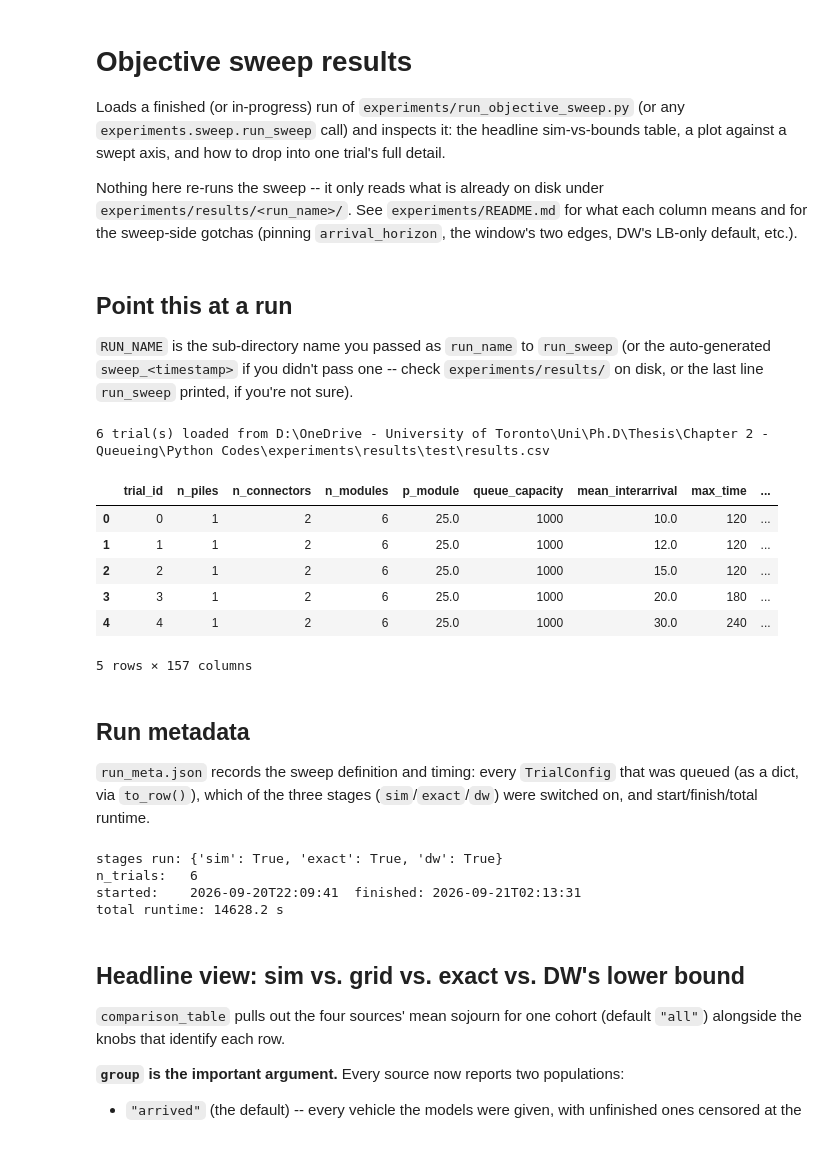
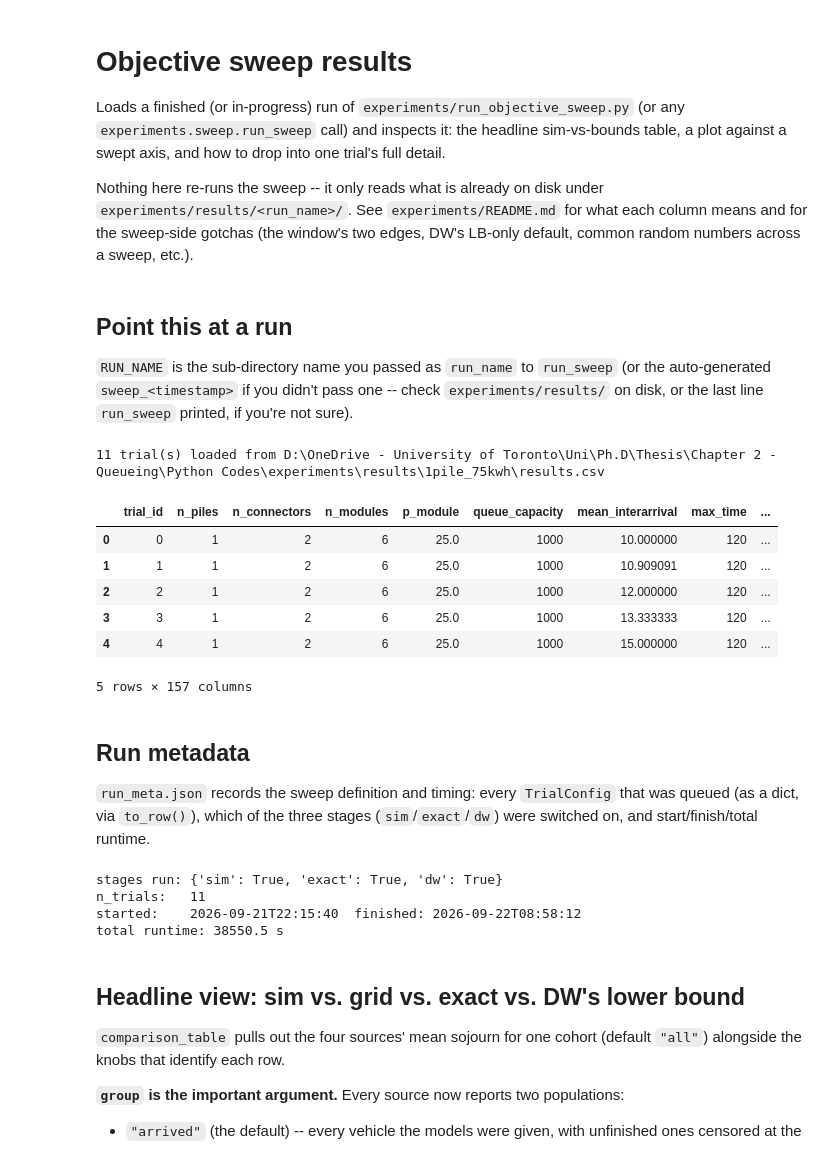
Before and after one commit to saneiimo/ChargingStationQueueing, a Jupyter notebook: objective_sweep_results.ipynb, the cells around one changed output. Drawn from its saved outputs; the diff is of its cells as text; code cells hidden in the pictures.

```diff
--- a/objective_sweep_results.ipynb
+++ b/objective_sweep_results.ipynb
@@ -8,8 +8,8 @@ trial's full detail.
 
 Nothing here re-runs the sweep -- it only reads what is already on disk under
 `experiments/results/<run_name>/`. See `experiments/README.md` for what each
-column means and for the sweep-side gotchas (pinning `arrival_horizon`,
-the window's two edges, DW's LB-only default, etc.).
+column means and for the sweep-side gotchas (the window's two edges,
+DW's LB-only default, common random numbers across a sweep, etc.).
 # %%
 %load_ext autoreload
 %autoreload 2
@@ -33,20 +33,20 @@ from visualization.style import new_figure, style_axes, style_legend, palette
 `experiments/results/` on disk, or the last line `run_sweep` printed, if
 you're not sure).
 # %%
-RUN_NAME = "test"  # <-- edit to the run you want to inspect
+RUN_NAME = "1pile_75kwh"  # <-- edit to the run you want to inspect
 
 run_dir = DEFAULT_OUT_DIR / RUN_NAME
 df = load_results(RUN_NAME)
 print(f"{len(df)} trial(s) loaded from {run_dir / 'results.csv'}")
 df.head()
 # %% [output]
-6 trial(s) loaded from D:\OneDrive - University of Toronto\Uni\Ph.D\Thesis\Chapter 2 - Queueing\Python Codes\experiments\results\test\results.csv
+11 trial(s) loaded from D:\OneDrive - University of Toronto\Uni\Ph.D\Thesis\Chapter 2 - Queueing\Python Codes\experiments\results\1pile_75kwh\results.csv
 |  | trial_id | n_piles | n_connectors | n_modules | p_module | queue_capacity | mean_interarrival | max_time | ... |
-| 0 | 0 | 1 | 2 | 6 | 25.0 | 1000 | 10.0 | 120 | ... |
-| 1 | 1 | 1 | 2 | 6 | 25.0 | 1000 | 12.0 | 120 | ... |
-| 2 | 2 | 1 | 2 | 6 | 25.0 | 1000 | 15.0 | 120 | ... |
-| 3 | 3 | 1 | 2 | 6 | 25.0 | 1000 | 20.0 | 180 | ... |
-| 4 | 4 | 1 | 2 | 6 | 25.0 | 1000 | 30.0 | 240 | ... |
+| 0 | 0 | 1 | 2 | 6 | 25.0 | 1000 | 10.000000 | 120 | ... |
+| 1 | 1 | 1 | 2 | 6 | 25.0 | 1000 | 10.909091 | 120 | ... |
+| 2 | 2 | 1 | 2 | 6 | 25.0 | 1000 | 12.000000 | 120 | ... |
+| 3 | 3 | 1 | 2 | 6 | 25.0 | 1000 | 13.333333 | 120 | ... |
+| 4 | 4 | 1 | 2 | 6 | 25.0 | 1000 | 15.000000 | 120 | ... |
 5 rows × 157 columns
 # %% [markdown]
 ## Run metadata
@@ -63,9 +63,9 @@ if "total_runtime_s" in meta:
     print(f"total runtime: {meta['total_runtime_s']:.1f} s")
 # %% [output]
 stages run: {'sim': True, 'exact': True, 'dw': True}
-n_trials:   6
-started:    2026-09-20T22:09:41  finished: 2026-09-21T02:13:31
-total runtime: 14628.2 s
+n_trials:   11
+started:    2026-09-21T22:15:40  finished: 2026-09-22T08:58:12
+total runtime: 38550.5 s
 # %% [markdown]
 ## Headline view: sim vs. grid vs. exact vs. DW's lower bound
 
```
Also changed, not shown: parts of 8 cells of this notebook.
